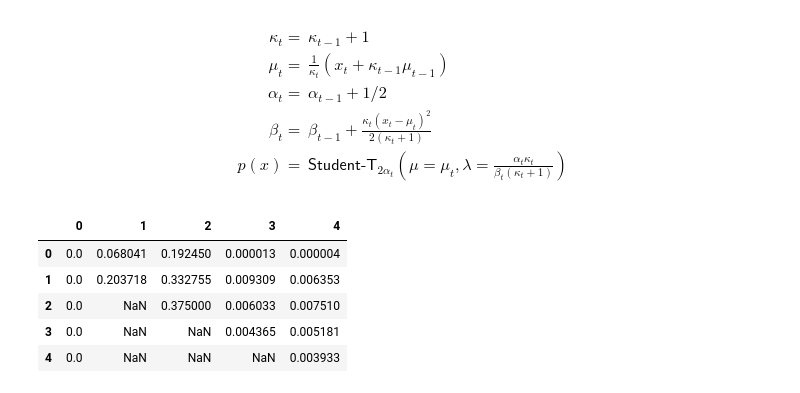
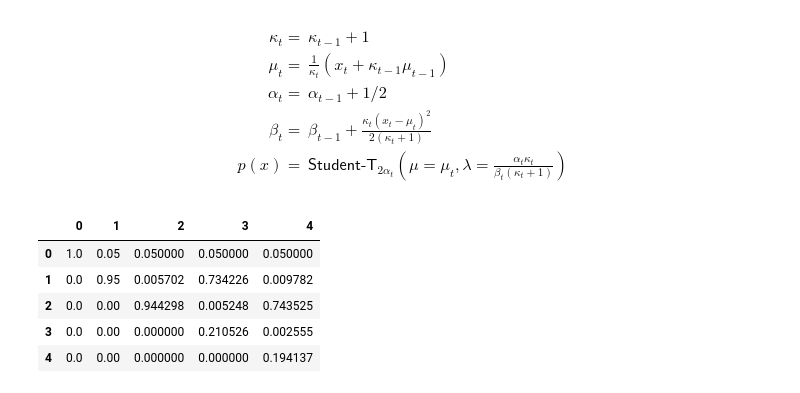
Before and after one commit to sithankanna/naive-bayesians, a Jupyter notebook: misc/hierarchical_bayesian/bayesian_online_change_point_detection.ipynb, the cells around one changed output. Cells and saved outputs as stored; diff of their text form; code cells hidden in the pictures.

```diff
--- a/misc/hierarchical_bayesian/bayesian_online_change_point_detection.ipynb
+++ b/misc/hierarchical_bayesian/bayesian_online_change_point_detection.ipynb
@@ -83,7 +83,7 @@ A / A.sum(axis=across["rows"])
 # %%
 x = 0.5
 # %%
-data = np.array([1, 2, -40, -60])
+data = np.array([1, 2, 4, 6])
 # %% [output]
 [interactive output not drawn]
 # %%
@@ -171,7 +171,7 @@ def update_param_reparam(data: np.array) -> None:
     pass
 
 
-update_param_reparam(data[1:])
+update_param_reparam(data)
 # %% [output]
 Prior mean, mu0 3 Prior precision, tau0  10.00
 
@@ -282,7 +282,7 @@ R = np.zeros([n + 1, n + 1])
 
 mu0 = 3
 kappa0 = 1
-alpha0 = 1
+alpha0 = 10
 beta0 = 1
 
 
@@ -291,50 +291,57 @@ kappa[0, :] = kappa0
 alpha[0, :] = alpha0
 beta[0, :] = beta0
 tau[0, :] = alpha[0, :] / beta[0, :]
-deg_f[0, :] = 2 * alpha[0, :]
+deg_f[0, :] = 2 * alpha0
 R[0, 0] = 1
-H = 1 / 2
+H = 1 / 20
 
 time = 0
 time_list = []
 
 
 for t in range(1, n + 1):
     x_t = data[t - 1]
+
+    pis[:t, t] = stats.t.pdf(
+        x=x_t,
+        df=deg_f[:t, t - 1],
+        loc=mu[:t, t - 1],
+        scale=np.sqrt(
+            beta[:t, t - 1]
+            * (kappa[:t, t - 1] + 1)
+            / (alpha[:t, t - 1] * kappa[:t, t - 1])
+        ),
+    )
+
+    R[1 : t + 1, t] = R[:t, t - 1] * pis[:t, t] * (1 - H)
+    R[0, t] = np.sum(R[:t, t - 1] * pis[:t, t] * H)
+    R[:, t] = R[:, t] / np.sum(R[:, t])
 
     # Update Params
     kappa[1 : t + 1, t] = 1 + kappa[:t, t - 1]
 
     mu[1 : t + 1, t] = (1 / kappa[1 : t + 1, t]) * (
         x_t + kappa[0:t, t - 1] * mu[:t, t - 1]
     )
 
     alpha[1 : t + 1, t] = 0.5 + alpha[:t, t - 1]
 
     beta[1 : t + 1, t] = (
         beta[:t, t - 1]
         + 0.5 * kappa[:t, t - 1] / (kappa[:t, t - 1] + 1) * (x_t - mu[:t, t - 1]) ** 2
     )
 
     tau[:, t] = alpha[:, t] / beta[:, t]
 
     deg_f[:, t] = 2 * alpha[:, t]
 
-    pis[:, t] = stats.t.pdf(
-        x=x_t, df=deg_f[:, t], loc=mu[:, t], scale=1 / np.sqrt(tau[:, t])
-    )
 
-    R[1 : t + 1, t] = R[:t, t - 1] * pis[:t, t] * (1 - H)
-    R[0, t] = np.sum(R[:t, t - 1] * pis[:t, t] * H)
-    R[:, t] = R[:, t] / np.sum(R[:, t], axis=0)
-
-
-display(pd.DataFrame(pis))
+display(pd.DataFrame(R))
 # %% [output]
 |  | 0 | 1 | 2 | 3 | 4 |
-| 0 | 0.0 | 0.068041 | 0.192450 | 0.000013 | 0.000004 |
-| 1 | 0.0 | 0.203718 | 0.332755 | 0.009309 | 0.006353 |
-| 2 | 0.0 | NaN | 0.375000 | 0.006033 | 0.007510 |
-| 3 | 0.0 | NaN | NaN | 0.004365 | 0.005181 |
-| 4 | 0.0 | NaN | NaN | NaN | 0.003933 |
+| 0 | 1.0 | 0.05 | 0.050000 | 0.050000 | 0.050000 |
+| 1 | 0.0 | 0.95 | 0.005702 | 0.734226 | 0.009782 |
+| 2 | 0.0 | 0.00 | 0.944298 | 0.005248 | 0.743525 |
+| 3 | 0.0 | 0.00 | 0.000000 | 0.210526 | 0.002555 |
+| 4 | 0.0 | 0.00 | 0.000000 | 0.000000 | 0.194137 |
 [interactive output not drawn]
```
Also changed, not shown: parts of 6 cells of this notebook.
